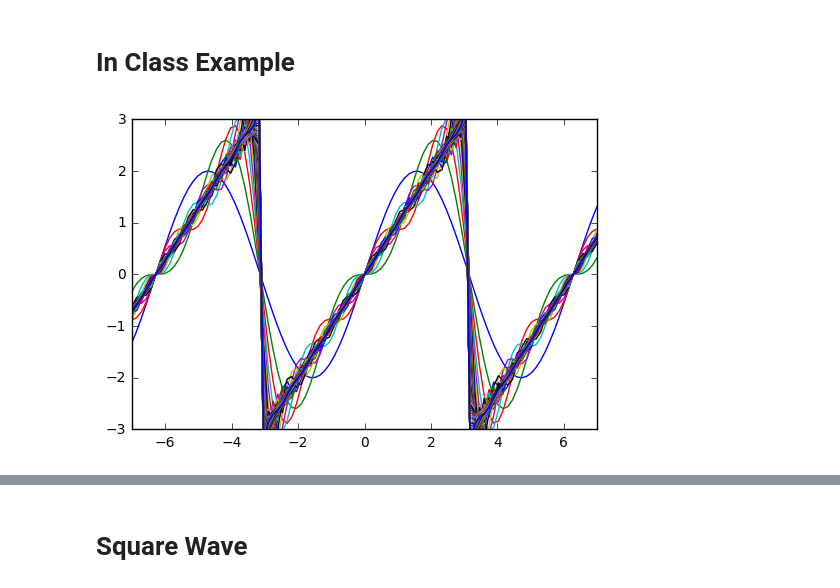
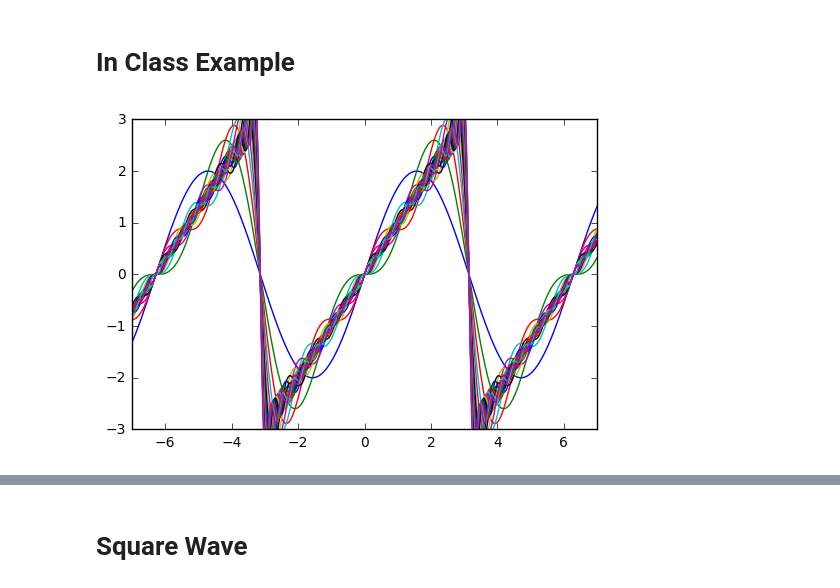
Before and after one commit to lgarbarini/EE23-Notes, a Jupyter notebook: L-3-October-2016.ipynb, the cells around one changed output, grey strips where cells are left out. Cells and saved outputs as stored; diff of their text form; code cells hidden in the pictures.

```diff
--- a/L-3-October-2016.ipynb
+++ b/L-3-October-2016.ipynb
@@ -3,31 +3,31 @@
 # %%
 %matplotlib inline
 import matplotlib.pyplot as plt
 import numpy as np
 import time
 from IPython.core.display import clear_output,display
 
 f,ax = plt.subplots(nrows=1,ncols=1)
 plt.xlim(-7,7)
 plt.ylim(-3,3)
 solutions = []
-ts = np.linspace(-7,7,100)
-ns = range(1,100)
+fx = 0
+ts = np.linspace(-7,7,1000)
+ns = range(1,20)
 for n in ns:
-    time.sleep(0.2)
-    sum = 0
+    time.sleep(0.1)
     temp = []
     for t in range(len(ts)):
-
-        fx = (((-1)**(n+1)/n)*2*np.sin(n*ts[t]))
+        fx = (((-1)**(n+1))/n)*2*np.sin(n*ts[t])
         if n > 1 :
             fx += solutions[n-2][t]
         temp.append(fx)
     solutions.append(temp)
     ax.plot(ts, temp)
     clear_output(wait=True)
     display(f)
 
 plt.close()
+plt.show()
 # %% [output]
-[figure, old version]
+[figure, new version]
```
Also changed, not shown: parts of 6 cells of this notebook.
